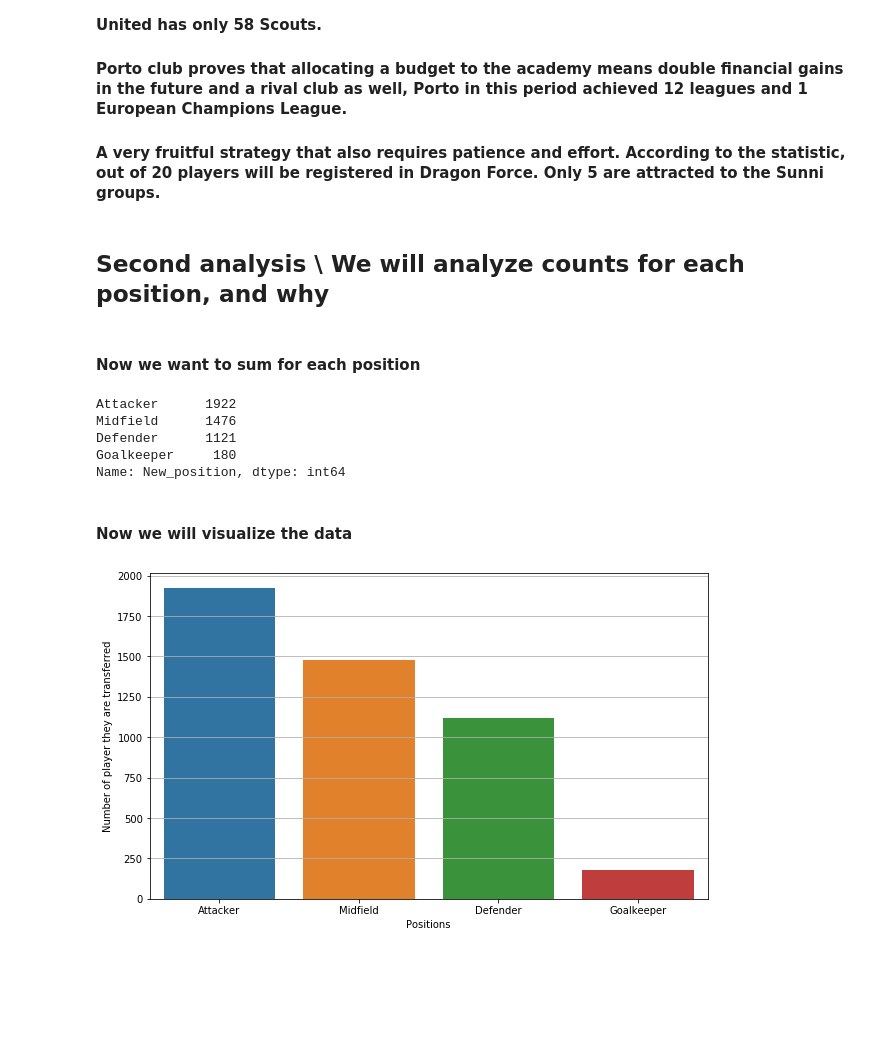
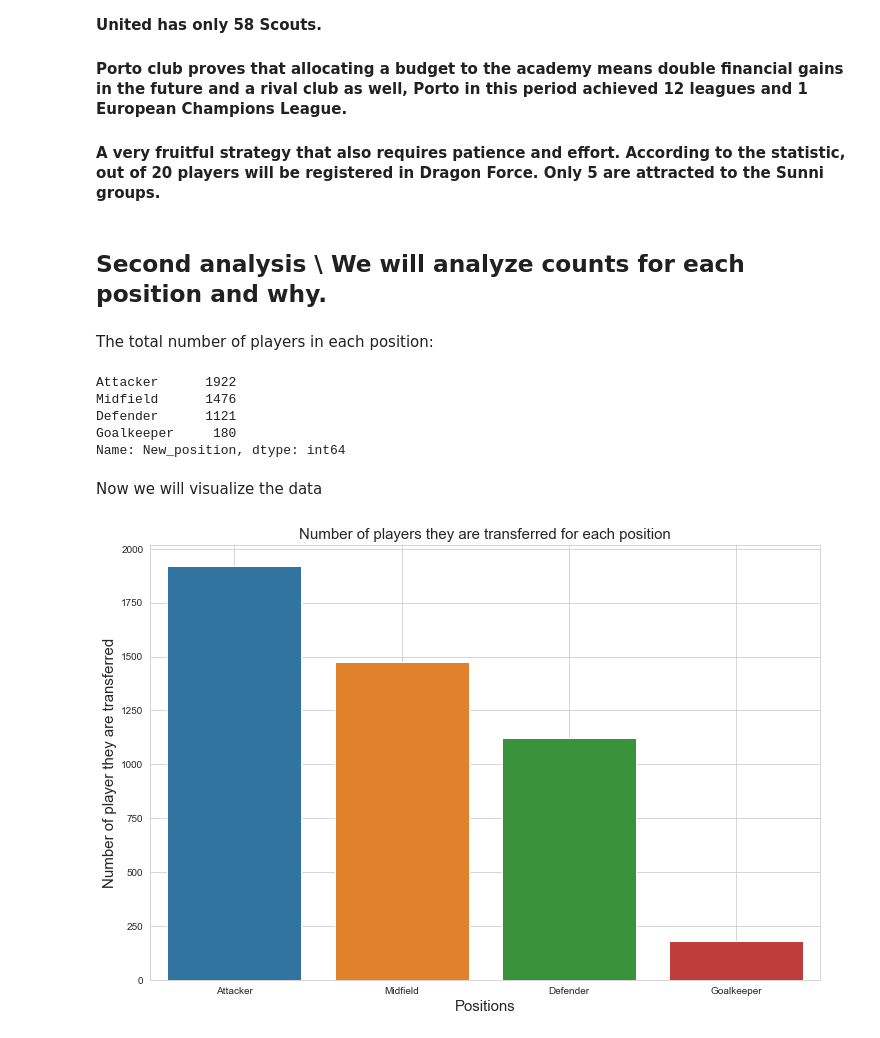
Before and after one commit to aalsudairi/Data-Science-Course-Project, a Jupyter notebook: top-transfer-fee-in-football.ipynb, the cells around one changed output. Cells and saved outputs as stored; diff of their text form; code cells hidden in the pictures; blank space fills up the shorter version.

```diff
--- a/top-transfer-fee-in-football.ipynb
+++ b/top-transfer-fee-in-football.ipynb
@@ -36,6 +36,7 @@ import pandas as pd
 import numpy as np
 import matplotlib.pyplot as plt
 import seaborn as sns
+sns.set_style("whitegrid")
 
 %matplotlib inline
 # %% [markdown]
@@ -252,9 +283,9 @@ plt.grid(axis='y')
 #### Porto club proves that allocating a budget to the academy means double financial gains in the future and a rival club as well, Porto in this period achieved 12 leagues and 1 European Champions League.
 #### A very fruitful strategy that also requires patience and effort. According to the statistic, out of 20 players will be registered in Dragon Force. Only 5 are attracted to the Sunni groups.
 # %% [markdown]
-## Second analysis \ We will analyze counts for each position, and why
+## Second analysis \ We will analyze counts for each position and why.
-# %% [markdown]
-#### Now we want to sum for each position
+# %% [markdown]
+The total number of players in each position:
 # %%
 each_position_group = df.New_position.value_counts()
 #print numbers for each position
@@ -266,12 +297,13 @@ Defender      1121
 Goalkeeper     180
 Name: New_position, dtype: int64
 # %% [markdown]
-#### Now we will visualize the data
+Now we will visualize the data
 # %%
-fig, ax = plt.subplots(figsize=(10,6))
-sns.barplot(each_position_group.index, each_position_group.values)
-ax.set_ylabel("Number of player they are transferred")
-ax.set_xlabel("Positions")
-plt.grid(axis='y')
+ax = plt.subplots(figsize=(12,8))
+ax = sns.barplot(each_position_group.index, each_position_group.values)
+ax.set_title("Number of players they are transferred for each position", fontsize=15)
+ax.set_ylabel("Number of player they are transferred",fontsize=15)
+ax.set_xlabel("Positions", fontsize=15)
+plt.grid(axis='x')
 # %% [output]
-[figure, old version]
+[figure, new version]
```
Also changed, not shown: parts of 55 cells of this notebook.
